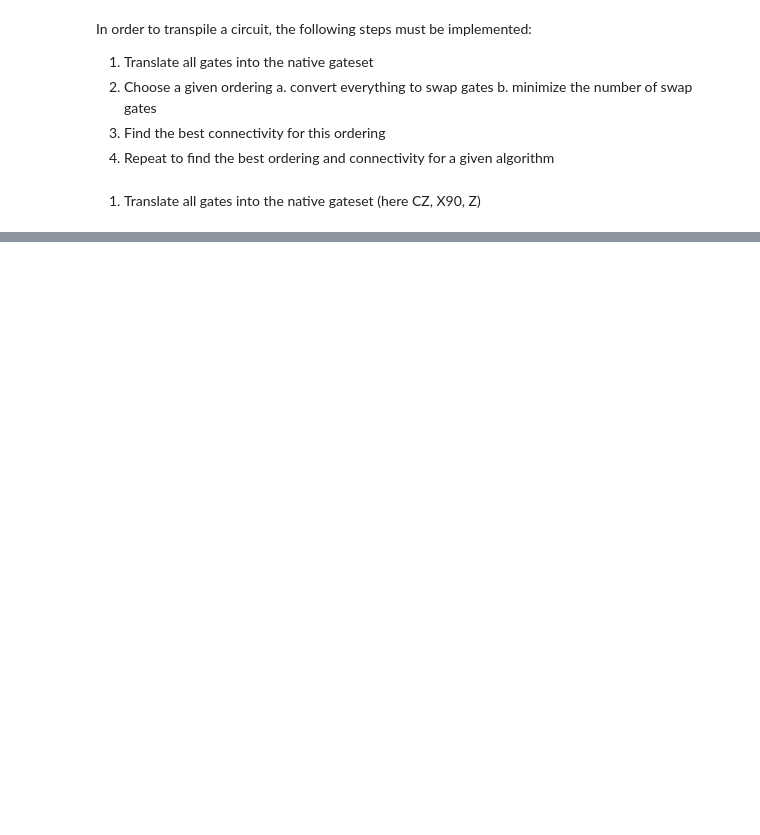
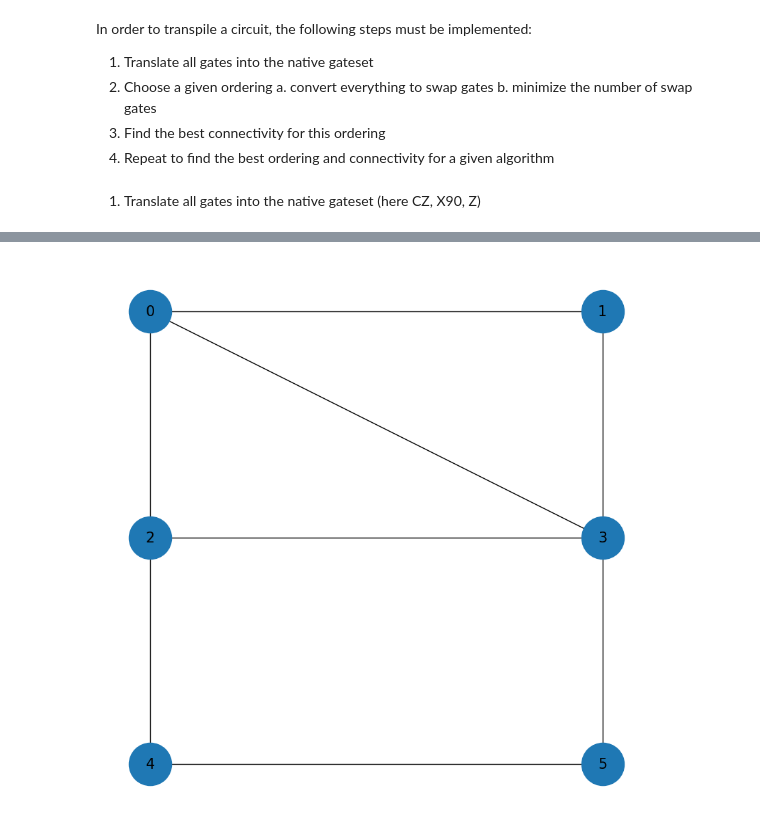
Before and after one commit to llast341/QELQuantumCompiler, a Jupyter notebook: gate_translation.ipynb, the cells around one changed output, grey strips where cells are left out. Saved outputs shown, nothing was run; the diff lists cells and outputs as text; code cells hidden in the pictures; blank space fills up the shorter version.

```diff
--- a/gate_translation.ipynb
+++ b/gate_translation.ipynb
@@ -659,0 +856,86 @@ print(qubits)
+# %%
+# parameters
+l_x = 2
+l_y = 3
+num_qub = l_x*l_y
+
+# initialize simple (no cross-resonance) graph to test circuit
+G, labels, pos = initialize_grid(l_x, l_y)
+# draw_grid_with_labels(G, labels, pos)
+
+# initialize triangle graph to test circuit
+Gn, labelsn, posn = initialize_grid(2, 3)
+Gn.add_edge((0, 0), (1, 1)) # change this so it's more general. This is for the first diagonal.
+draw_grid_with_labels(Gn, labelsn, posn)
+
+# create a randomized circuit to test
+# qc = create_random_circuit(circuit_depth=6, qubit_number=6)
+# print(qc.draw())
+
+# make circuit that favors the diagonal configuration
+qc = QuantumCircuit(num_qub)
+qc.cx(0, 3)
+
+old_swaps = []
+new_swaps = []
+
+total_depth = qc.depth()
+
+Ns = np.arange(0, total_depth + 1, 1, int)
+print(Ns)
+
+# in the following, we want to count the number of swaps necessary for a normal
+# configuration and the cross-resonance gate. We don't want to average it yet,
+# so we'll do it for one qubit.
+
+
+# initialize simple (no cross-resonance) graph to test circuit
+G, labels, pos = initialize_grid(l_x, l_y)
+draw_grid_with_labels(G, labels, pos)
+
+
+# initialize triangle graph to test circuit
+
+Gn, labelsn, posn = initialize_grid(2, 3)
+Gn.add_edge((0, 0), (1, 1)) # change this so it's more general. This is for the first diagonal.
+# draw_grid_with_labels(Gn, labelsn, posn)
+
+for n in range(total_depth):
+    old_swap = get_swaps(circ=qc, G=G, labels=labels, pos=pos)
+    print(old_swap)
+    # old_swaps.append(get_swaps(circ=qc, G=G, labels=labels, pos=pos))
+    # print('final swaps is', test_swaps)
+    new_swap = get_swaps(circ=qc, G=Gn, labels=labelsn, pos=posn)
+    print(new_swap)
+    # new_swaps.append(get_swaps(circ=qc, G=Gn, labels=labelsn, pos=posn))
+    # print('final swaps is', test_swapsn)
+
+# print('old swaps are', old_swaps, 'new swaps are', new_swaps)
+
+# for n in range(total_depth):
+
+#     # initialize simple (no cross-resonance) graph to test circuit
+#     G, labels, pos = initialize_grid(l_x, l_y)
+#     # draw_grid_with_labels(G, labels, pos)
+
+#     # initialize triangle graph to test circuit
+
+#     Gn, labelsn, posn = initialize_grid(2, 3)
+#     Gn.add_edge((0, 0), (1, 1)) # change this so it's more general. This is for the first diagonal.
+#     # draw_grid_with_labels(Gn, labelsn, posn)
+
+#     # create a randomized circuit to test
+#     qc = create_random_circuit(circuit_depth=6, qubit_number=6)
+#     # print(qc.draw())
+#     # print("old_swaps =", old_swaps)
+#     # print('new swaps are', new_swaps)
+#     old_swaps.append(get_swaps(circ=qc, G=G, labels=labels, pos=pos))
+# # print('final swaps is', test_swaps)
+#     new_swaps.append(get_swaps(circ=qc, G=Gn, labels=labelsn, pos=posn))
+# # print('final swaps is', test_swapsn)
+
+# plt.plot(Ns, old_swaps, label='no diagonal')
+# plt.plot(Ns, new_swaps, label='single diagonal')
+# plt.show()
+# %% [output]
+[figure, added]
```
Also changed, not shown: parts of 34 cells of this notebook.
